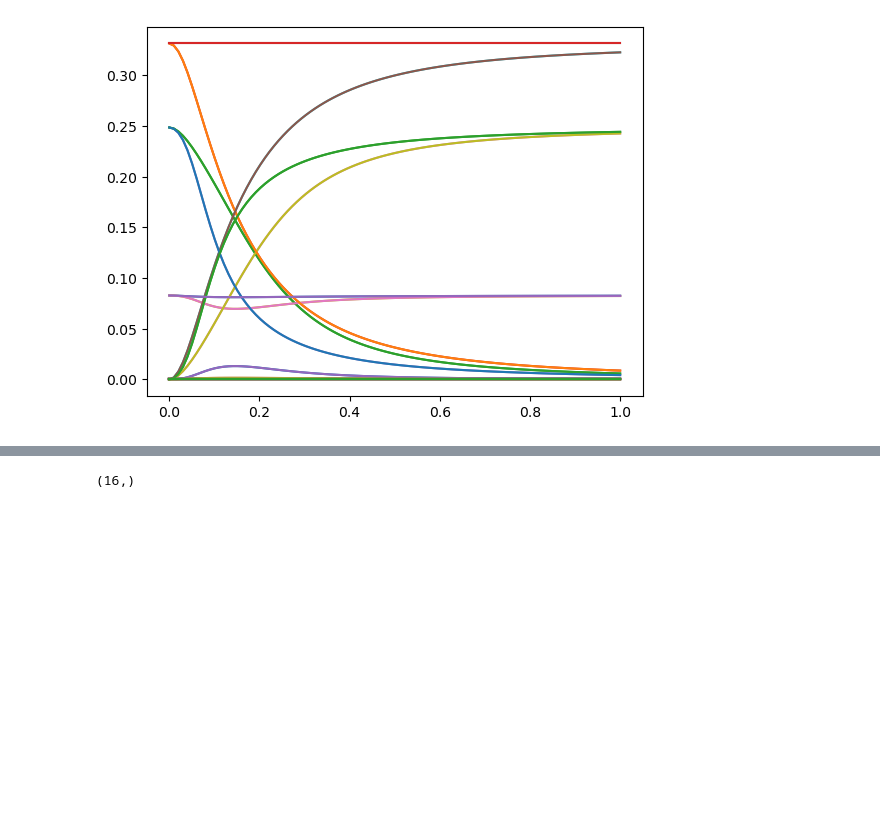
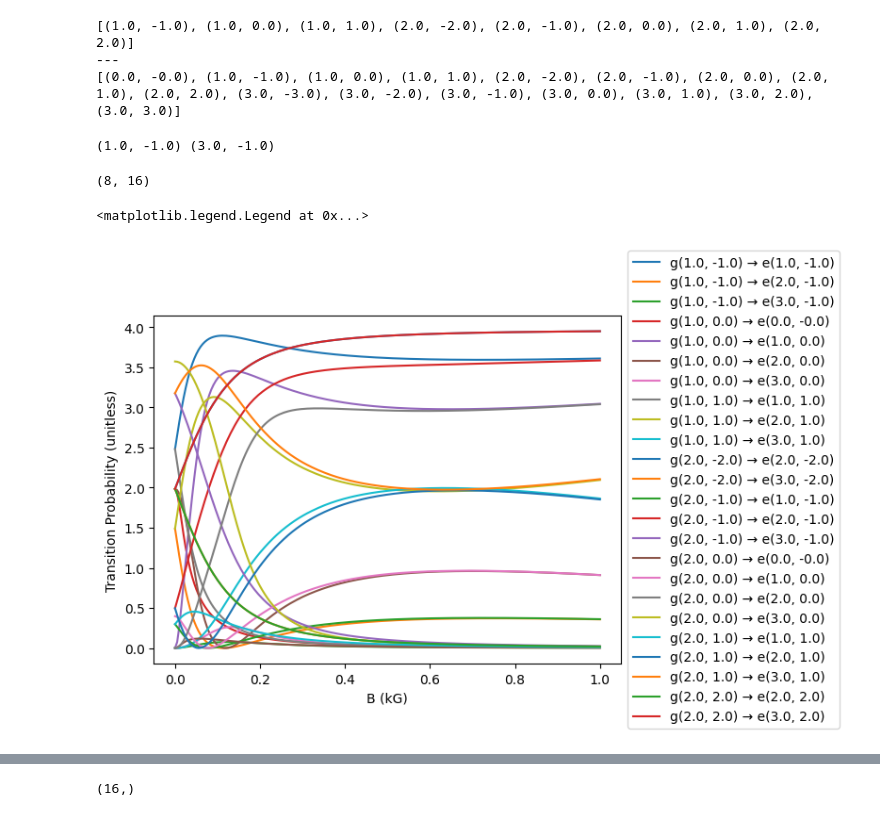
Before and after one commit to brianac687/rbq, a Jupyter notebook: transition_amplitudes/transition_matrix_elements.ipynb, the cells around one changed output, grey strips where cells are left out. Cells and saved outputs as stored; diff of their text form; code cells hidden in the pictures; blank space fills up the shorter version.

Commit message:
Actually working barber plot

```diff
--- a/transition_amplitudes/transition_matrix_elements.ipynb
+++ b/transition_amplitudes/transition_matrix_elements.ipynb
@@ -114,8 +173,10 @@ def get_Zeeman_shift(state_params):
 def transition_dipole_matrix_element(L,J,Lp,Jp):
     if L==0 and J==1/2 and Lp==1 and Jp== 3/2:
         return 4.227 #*q_e*a0 #table 7
+        # 3.58424(52) × 10**(−29) # C m
     elif L==0 and J==1/2 and Lp==1 and Jp== 1/2:
         return 2.992 #*q_e*a0 #table 7
+        # 2.5377(12) × 10**(−29) # C m
     else:
         raise ValueError("Don't know this matrix element")
 
@@ -133,4 +194,11 @@ def no_B_matrix_element(L,J,F,M,q,Lp,Jp,Fp,Mp):
     first_spectator = ((2*F+1)*(2*Fp+1))**(1/2)*wigner_6j(Jp,Fp,I,F,J,1) #2.76
     second_spectator = ((2*J+1)*(2*Jp+1))**(1/2)*wigner_6j(Lp,Jp,S,J,L,1) #2.77
 
+    # Test (using Steck)
+    '''    parity = (-1)**(Fp+M-1+Fp+J+1+I)
+    mere_integral = transition_dipole_matrix_element(L,J,Lp,Jp)
+    wigner_eckart = wigner_3j(Fp,1,F,Mp,q,-M) #2.75
+    first_spectator = ((2*F+1)*(2*Fp+1))**(1/2)*wigner_6j(J,Jp,1,Fp,F,I) #2.76
+    second_spectator = (2*J+1)**(1/2)'''
+
     return parity*mere_integral*wigner_eckart*first_spectator*second_spectator
@@ -142,7 +214,7 @@ def no_B_matrix_element(L,J,F,M,q,Lp,Jp,Fp,Mp):
 # weighted by the coefficients
 # for now we are going to pass the B field strength as an index due to the way the big arrays are constructed
 
-B = np.linspace(0, 10000/10000, 100)
+B = np.linspace(0, 1000/10000, 200)
 
 S_12 = {
     'J': 1/2,
@@ -182,10 +254,12 @@ P_32 = {
     'S': 1/2,
 }
 # %%
+# Ground state parameters
 g_params = S_12
 g_eig_arr, g_evec_arr = get_Zeeman_shift(g_params)
 gF, gM = create_FM_arrays(g_params['I'],g_params['J'])
 
-e_params = P_12
+# Excited state state parameters
+e_params = P_32
 e_eig_arr, e_evec_arr = get_Zeeman_shift(e_params)
 eF, eM = create_FM_arrays(e_params['I'],e_params['J'])
@@ -193,3 +283,15 @@ eF, eM = create_FM_arrays(e_params['I'],e_params['J'])
 gnums = list(zip(gF,gM))
 enums = list(zip(eF,eM))
+# %%
+print(gnums)
+print('---')
+print(enums)
+# %% [output]
+[(1.0, -1.0), (1.0, 0.0), (1.0, 1.0), (2.0, -2.0), (2.0, -1.0), (2.0, 0.0), (2.0, 1.0), (2.0, 2.0)]
+---
+[(0.0, -0.0), (1.0, -1.0), (1.0, 0.0), (1.0, 1.0), (2.0, -2.0), (2.0, -1.0), (2.0, 0.0), (2.0, 1.0), (2.0, 2.0), (3.0, -3.0), (3.0, -2.0), (3.0, -1.0), (3.0, 0.0), (3.0, 1.0), (3.0, 2.0), (3.0, 3.0)]
+# %%
+print(gnums[0], enums[11])
+# %% [output]
+(1.0, -1.0) (3.0, -1.0)
 # %%
@@ -201,26 +304,53 @@ Jp = e_params['J']
 for ii,gnum in enumerate(gnums):
     for jj,enum in enumerate(enums):
         no_B_matrix_element_arr[ii,jj] = no_B_matrix_element(L,J,gnum[0],gnum[1],0,Lp,Jp,enum[0],enum[1])
+# %%
+print(np.shape(no_B_matrix_element_arr))
+# %% [output]
+(8, 16)
 # %%
 e_evec_arr = np.array(e_evec_arr)
 g_evec_arr = np.array(g_evec_arr)
 # %%
-#big loop
+# Create a 3D array at each B value for TDMs
 B_matrix_element_arr = np.zeros((np.shape(gnums)[0],np.shape(enums)[0],np.size(B)))
+g_innerproduct_arr = np.zeros((np.shape(gnums)[0],np.size(B)))
+e_innerproduct_arr = np.zeros((np.shape(enums)[0],np.size(B)))
+
+for ii,gnum in enumerate(gnums):
+    g_vecs = g_evec_arr[:,:,ii]
+
+    for kk,Bval in enumerate(B):
+        if kk != 0:
+            g_innerproduct_arr[ii,kk] = g_vecs[kk] @ g_vecs[kk-1].T
+
+for ii,gnum in enumerate(enums):
+    e_vecs = e_evec_arr[:,:,ii]
+    for kk,Bval in enumerate(B):
+            e_innerproduct_arr[ii,kk] = e_vecs[kk] @ e_vecs[kk-1].T
+
 
 for ii,gnum in enumerate(gnums):
     g_vecs = g_evec_arr[:,:,ii]
     for jj,enum in enumerate(enums):
         e_vecs = e_evec_arr[:,:,jj]
         for kk,Bval in enumerate(B):
-            B_matrix_element_arr[ii,jj,kk] = (1/3)*(g_vecs[kk]@no_B_matrix_element_arr@e_vecs[kk])**2
+            B_matrix_element_arr[ii,jj,kk] = (g_vecs[kk]@no_B_matrix_element_arr@e_vecs[kk])**2 # 1/3 factor from averaging over polarizations
 # %%
 for ii in range(len(gnums)):
     for jj in range(len(enums)):
         # Extract the array along the kk axis (B-field)
         y_values = B_matrix_element_arr[ii, jj, :]
 
         # Plot y vs B
-        plt.plot(B, y_values, label=f'g{ii} → e{jj}')
+        if y_values.max() > 0.01:  # Only plot if there is a non-zero transition strength
+            plt.plot(B*10, y_values, label=f'g{gnums[ii]} → e{enums[jj]}')
+
+plt.xlabel('B (kG)')
+plt.ylabel('Transition Probability (unitless)')
+plt.legend(loc='center left', bbox_to_anchor=(1, 0.5))
+#plt.ylim([0,0.01])
+#plt.xlim([0, 1])
 # %% [output]
+<matplotlib.legend.Legend at 0x...>
-[figure, old version]
+[figure, new version]
```
Also changed, not shown: parts of 15 cells of this notebook.
